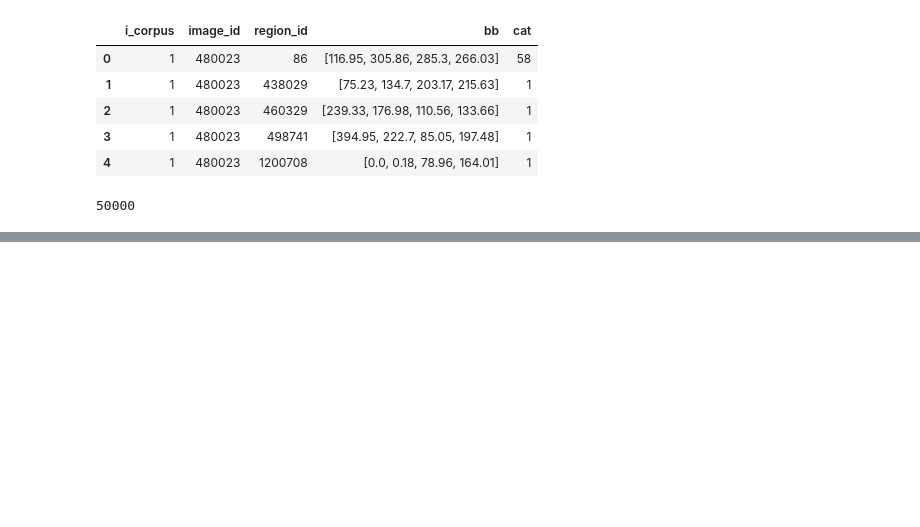
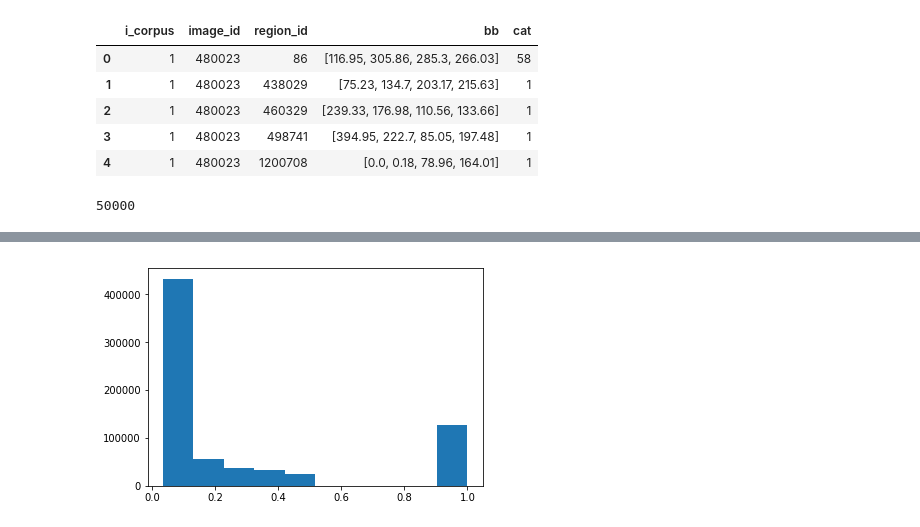
Before and after one commit to sinazarriess/many_names_collection, a Jupyter notebook: utils/heads_distractors.ipynb, the cells around one changed output, grey strips where cells are left out. Drawn from its saved outputs; the diff is of its cells as text; code cells hidden in the pictures; blank space fills up the shorter version.

```diff
--- a/utils/heads_distractors.ipynb
+++ b/utils/heads_distractors.ipynb
@@ -135,0 +193,16 @@ regiondf.to_json("../data/refcoco_regions_distractors.json.gz", compression='gzi
+# %%
+name_distances = []
+for ix,row in regiondf.iterrows():
+    lch = []
+    region_names = row['names']
+    region_syns = [wn.synset(rn) for rn in region_names if len(rn.split('.')) == 3]
+    if len(region_syns) > 0:
+        for did in row.distractor_ids:
+            distdf = regiondf[regiondf.region_id == did]
+
+            if len(distdf) > 0:
+                dnames = distdf.iloc[0]['names']
+                dist_syns = [wn.synset(rn) for rn in dnames if len(rn.split('.')) == 3]
+                for rsyn in region_syns:
+                    for dsyn in dist_syns:
+                        name_distances.append(wn.path_similarity(rsyn,dsyn))
@@ -135,0 +229,7 @@ regiondf.to_json("../data/refcoco_regions_distractors.json.gz", compression='gzi
+# %%
+name_distances = [n for n in name_distances if isinstance(n,float)]
+# %%
+plt.hist(name_distances)
+plt.savefig("name_distance_region_distractors.png")
+# %% [output]
+[figure, added]
```
Also changed, not shown: parts of 12 cells of this notebook, 1 other file.
